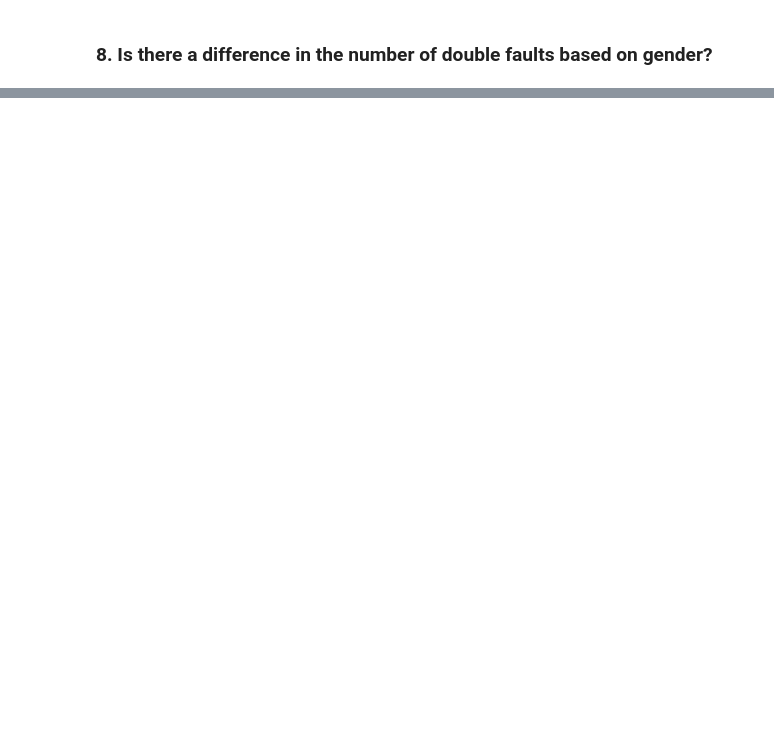
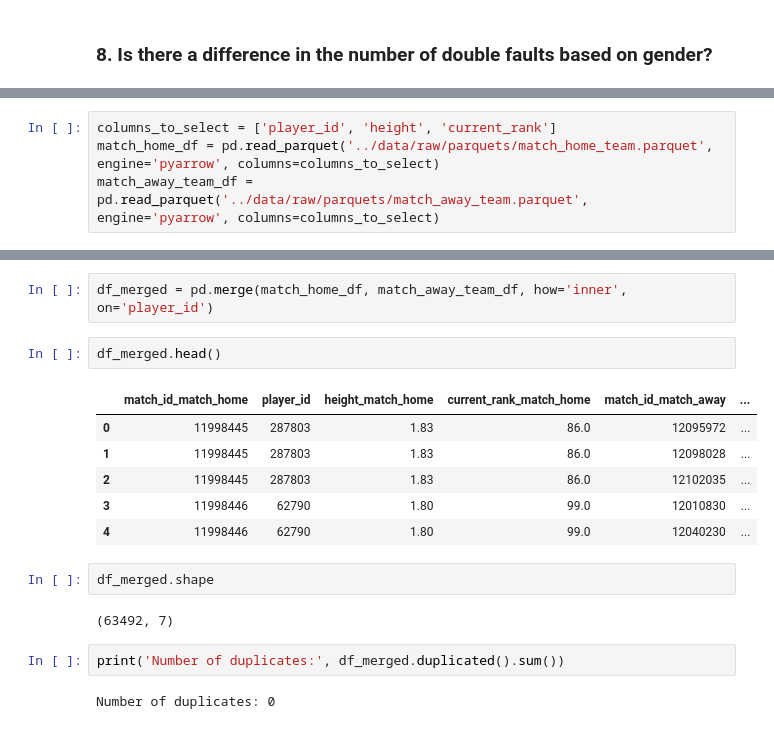
Before and after one commit to ParsaDEV15/Tennis-Project, a Jupyter notebook: notebooks/parsa_analysis_8_12.ipynb, the cells around one changed output, grey strips where cells are left out. Cells and saved outputs as stored; diff of their text form; blank space fills up the shorter version.

```diff
--- a/notebooks/parsa_analysis_8_12.ipynb
+++ b/notebooks/parsa_analysis_8_12.ipynb
@@ -46,0 +59,4 @@ Number of unique players: 2644
+# %%
+columns_to_select = ['player_id', 'height', 'current_rank']
+match_home_df = pd.read_parquet('../data/raw/parquets/match_home_team.parquet', engine='pyarrow', columns=columns_to_select)
+match_away_team_df = pd.read_parquet('../data/raw/parquets/match_away_team.parquet', engine='pyarrow', columns=columns_to_select)
@@ -46,0 +85,19 @@ Number of unique players: 2644
+# %%
+df_merged = pd.merge(match_home_df, match_away_team_df, how='inner', on='player_id')
+# %%
+df_merged.head()
+# %% [output]
+|  | match_id_match_home | player_id | height_match_home | current_rank_match_home | match_id_match_away | ... |
+| 0 | 11998445 | 287803 | 1.83 | 86.0 | 12095972 | ... |
+| 1 | 11998445 | 287803 | 1.83 | 86.0 | 12098028 | ... |
+| 2 | 11998445 | 287803 | 1.83 | 86.0 | 12102035 | ... |
+| 3 | 11998446 | 62790 | 1.80 | 99.0 | 12010830 | ... |
+| 4 | 11998446 | 62790 | 1.80 | 99.0 | 12040230 | ... |
+# %%
+df_merged.shape
+# %% [output]
+(63492, 7)
+# %%
+print('Number of duplicates:', df_merged.duplicated().sum())
+# %% [output]
+Number of duplicates: 0
```
Also changed, not shown: parts of 16 cells of this notebook.
